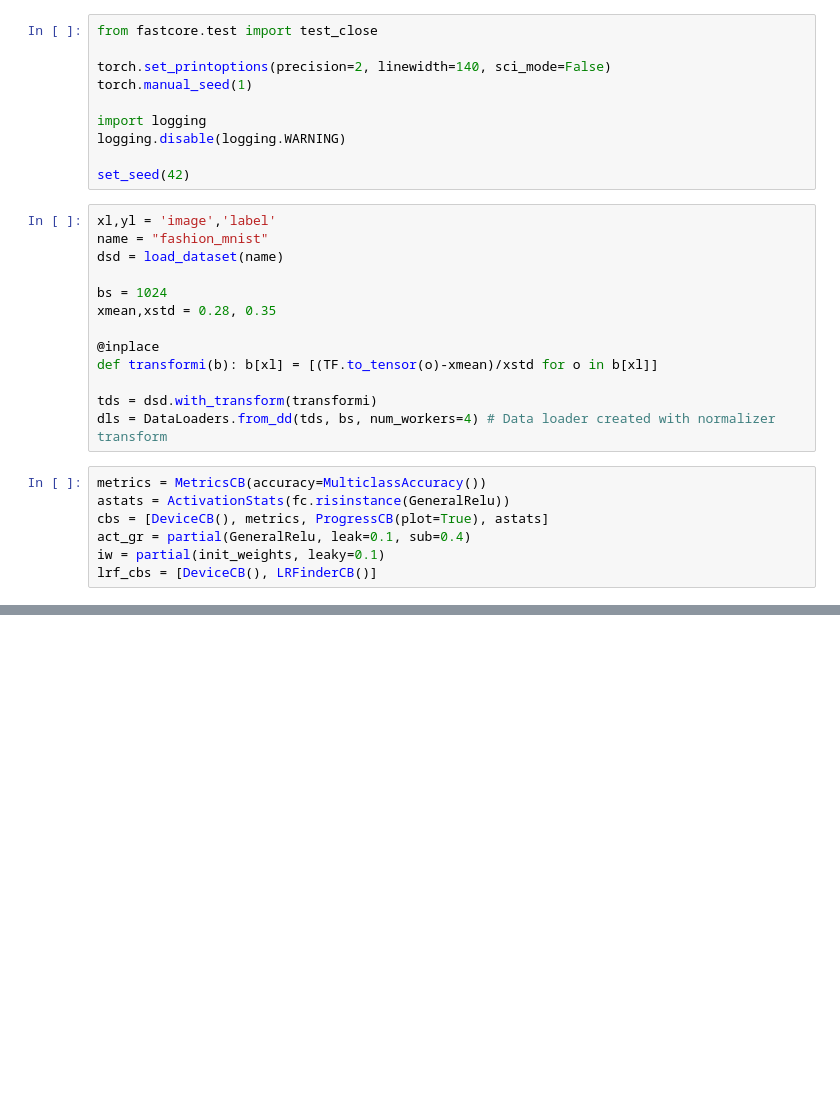
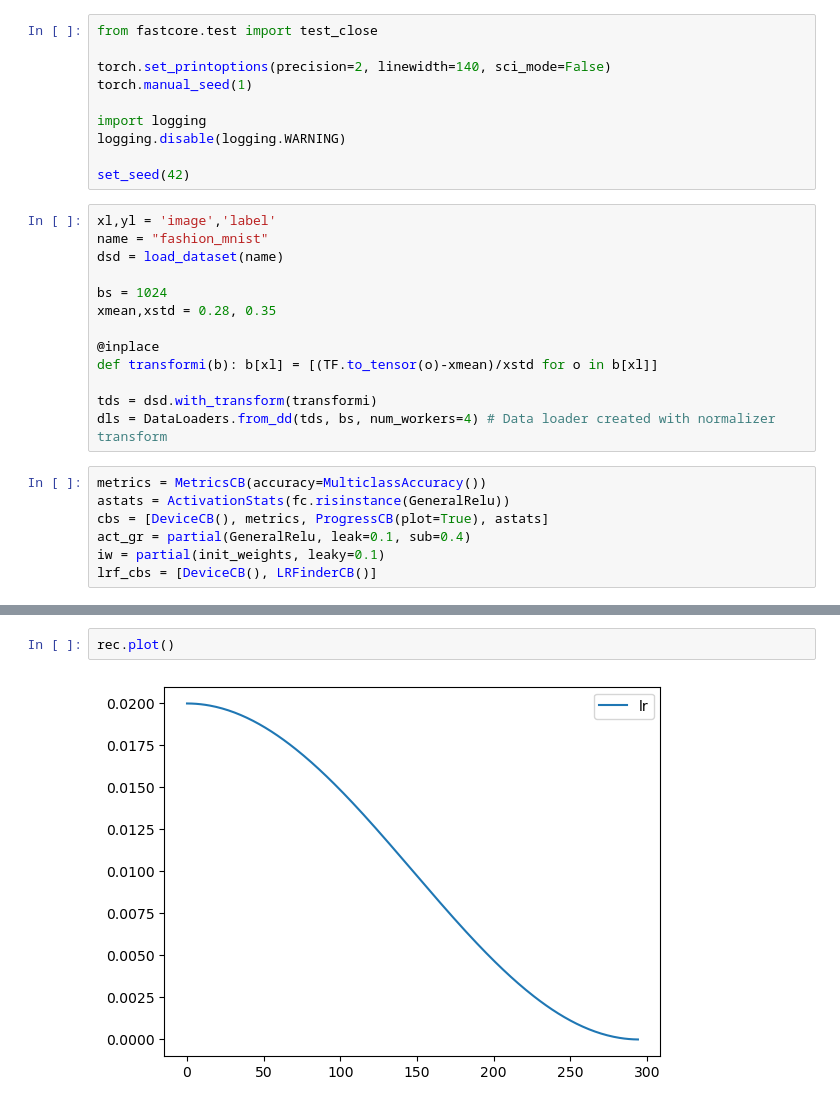
Before and after one commit to joeross999/fastai_classwork, a Jupyter notebook: notebooks/hw01_schedulers.ipynb, the cells around one changed output, grey strips where cells are left out. Cells and saved outputs as stored; diff of their text form; blank space fills up the shorter version.

```diff
--- a/notebooks/hw01_schedulers.ipynb
+++ b/notebooks/hw01_schedulers.ipynb
@@ -71,0 +119,4 @@ learn.fit(3)
+# %%
+rec.plot()
+# %% [output]
+[figure, added]
```
Also changed, not shown: parts of 10 cells of this notebook, 4 other files.
